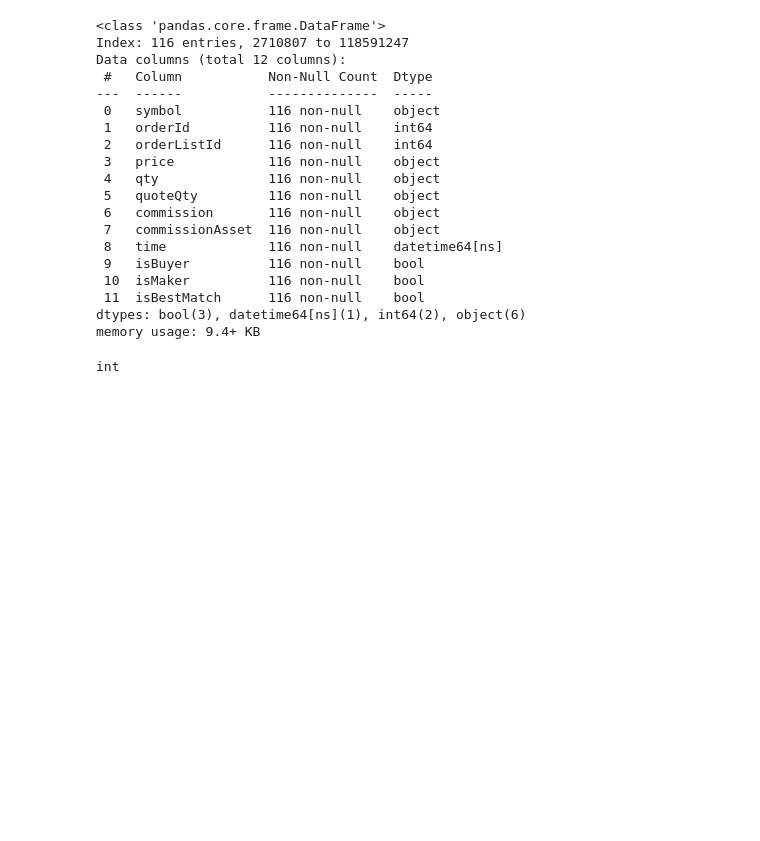
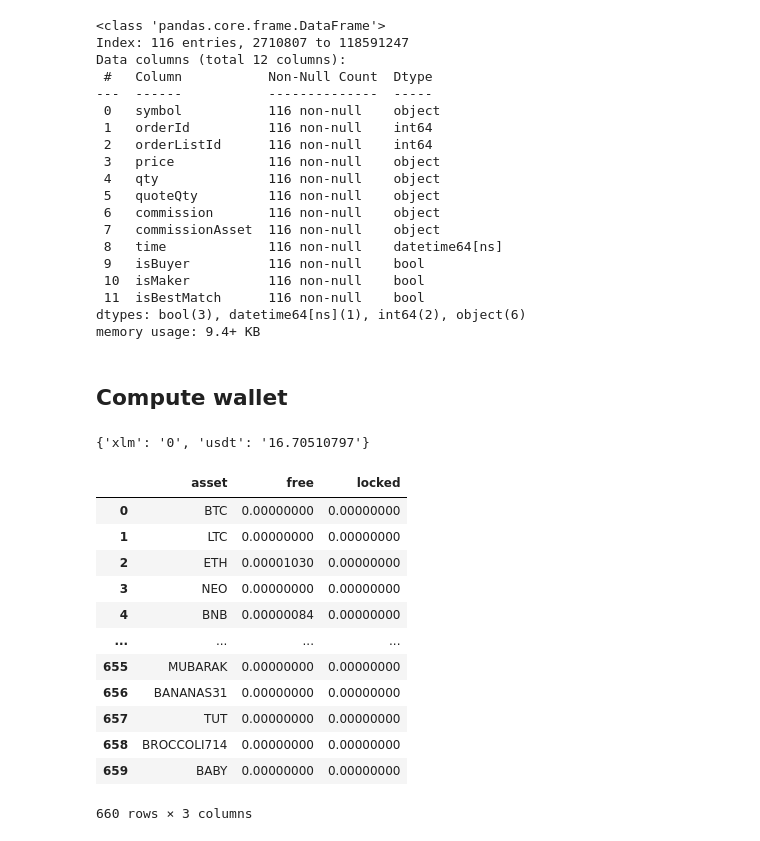
Before and after one commit to enchance/tktor, a Jupyter notebook: dev/scripts/binance.ipynb, the cells around one changed output. Cells and saved outputs as stored; diff of their text form; code cells hidden in the pictures; blank space fills up the shorter version.

```diff
--- a/dev/scripts/binance1.ipynb
+++ b/dev/scripts/binance.ipynb
@@ -389,9 +392,5 @@ Data columns (total 12 columns):
  11  isBestMatch      116 non-null    bool
 dtypes: bool(3), datetime64[ns](1), int64(2), object(6)
 memory usage: 9.4+ KB
-# %%
-# x = {'foo': 'bar', 'baz': ''}
-# x.get('baz', 'aaa')
-type(arrow.get('2025-03').int_timestamp * 1000)
-# %% [output]
-int
+# %% [markdown]
+## Compute wallet
@@ -397,0 +401,70 @@ int
+# %%
+start_time = int(arrow.get('2025-04').int_timestamp * 1000)
+asset = 'XLM'
+symbol = f'{asset}USDT'
+tradesdf = await get_trades(symbol, start_time)
+
+
+ll = []
+for i in tradesdf.itertuples():
+    t = i._asdict()
+    # del d['Index']
+    order_id = f"{binance.prefix}_{t['orderId']}"
+    trade = Trade(
+        id=f"{binance.prefix}_{t['id']}",
+        # exchange_orderid=order_id,
+        price=t['price'],
+        symbol=t['symbol'],
+        commission=t['commission'],
+        asset=t['commissionAsset'],
+        is_best_match=t['isBestMatch'],
+        is_buyer=t['isBuyer'],
+        is_maker=t['isMaker'],
+        amount=t['qty'],
+        total=t['quoteQty'],
+        exchange_id=binance.id,
+        order_id=order_id,
+        account_id=account.id,
+        created_at=t['time'].tz_localize('UTC').to_pydatetime(),
+    )
+    # print(trade.model_dump())
+    ll.append(trade)
+
+wallet = '0'
+usdt = '16.70510797'
+for trade in ll:
+    # TODO: Test this if it's correct
+    if trade.is_buyer:
+        wallet = str(float(wallet) + float(trade.amount) - float(trade.commission))
+        usdt = str(float(usdt) - float(trade.total))
+    else:
+        wallet = str(float(wallet) - float(trade.amount))
+        usdt = str(float(usdt) + float(trade.total) - float(trade.commission))
+    # print(trade.model_dump())
+
+{
+    'xlm': wallet,
+    'usdt': usdt
+}
+# %% [output]
+{'xlm': '0', 'usdt': '16.70510797'}
+# %%
+# usdt = await client.get_asset_balance(asset='USDT')
+# xlm = await client.get_asset_balance(asset='XLM')
+# usdt, xlm
+baldf = pd.DataFrame((await client.get_account())['balances'])
+baldf
+# %% [output]
+|  | asset | free | locked |
+| 0 | BTC | 0.00000000 | 0.00000000 |
+| 1 | LTC | 0.00000000 | 0.00000000 |
+| 2 | ETH | 0.00001030 | 0.00000000 |
+| 3 | NEO | 0.00000000 | 0.00000000 |
+| 4 | BNB | 0.00000084 | 0.00000000 |
+| ... | ... | ... | ... |
+| 655 | MUBARAK | 0.00000000 | 0.00000000 |
+| 656 | BANANAS31 | 0.00000000 | 0.00000000 |
+| 657 | TUT | 0.00000000 | 0.00000000 |
+| 658 | BROCCOLI714 | 0.00000000 | 0.00000000 |
+| 659 | BABY | 0.00000000 | 0.00000000 |
+660 rows × 3 columns
```
Also changed, not shown: parts of 6 cells of this notebook.
